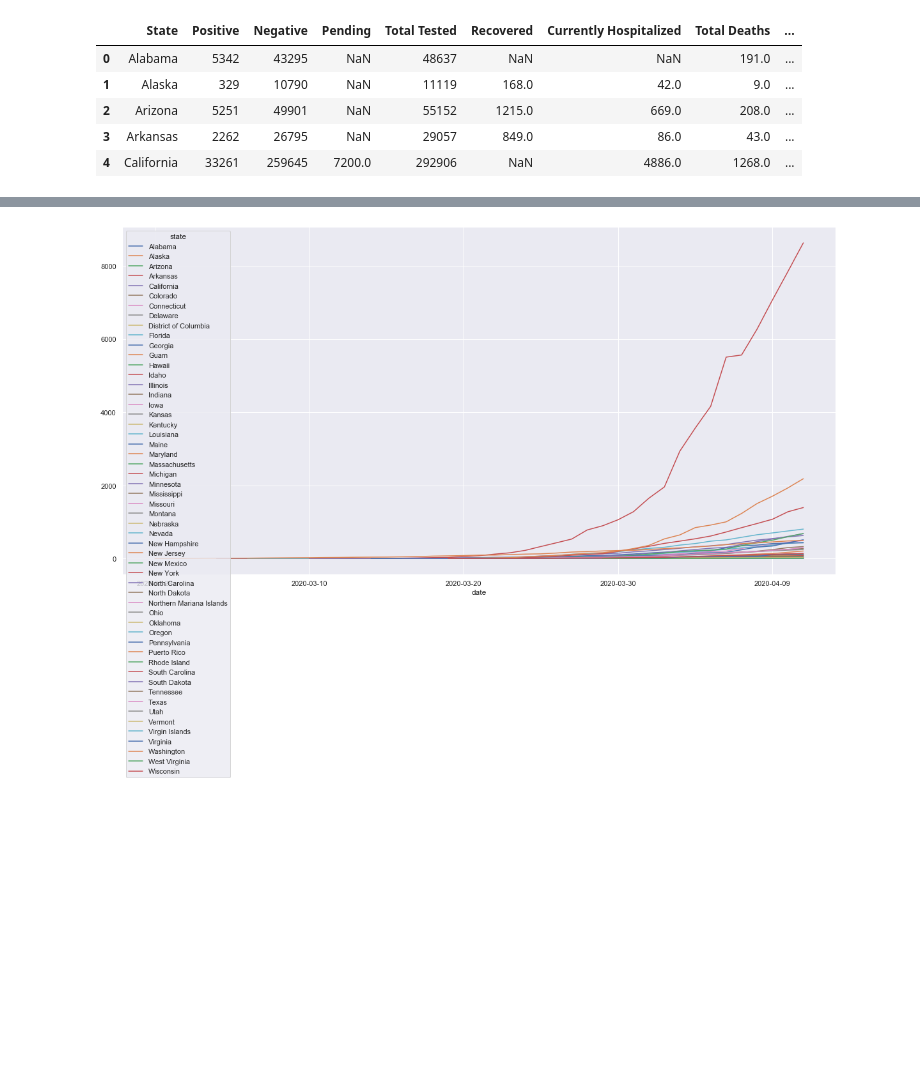
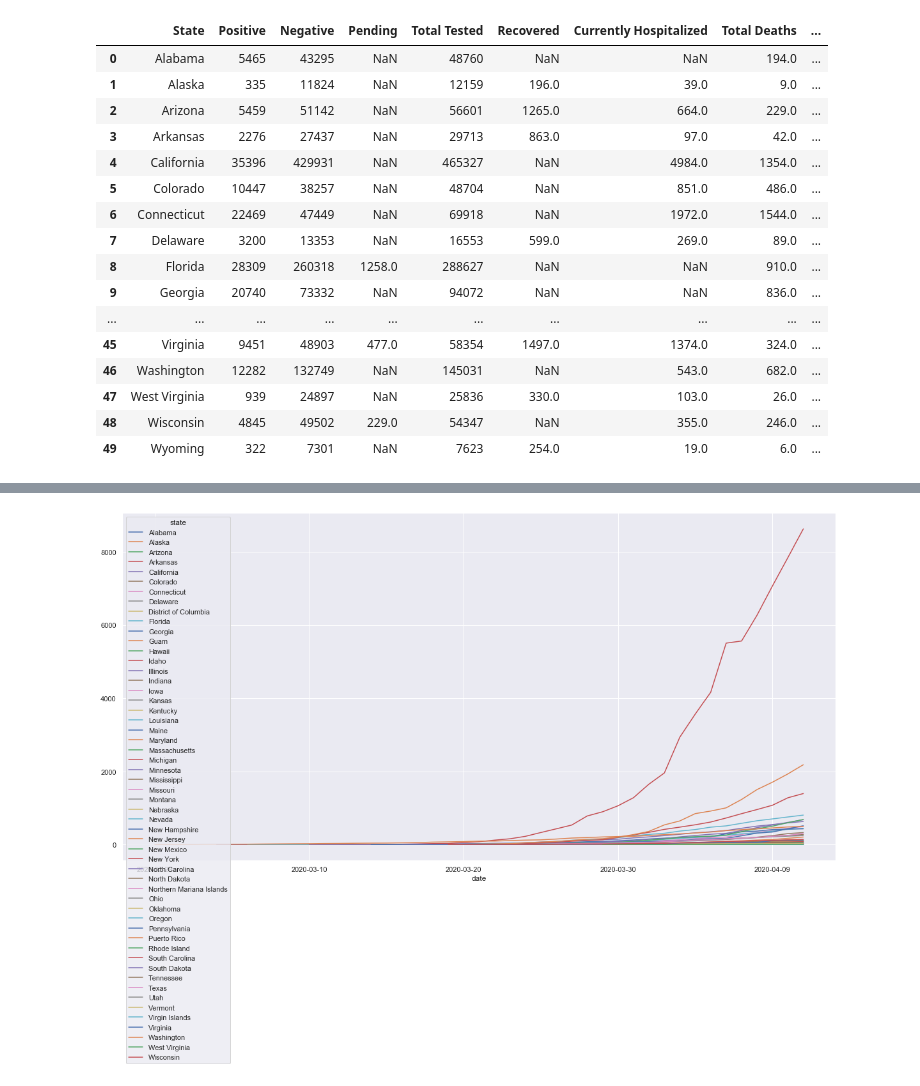
Before and after one commit to lmstevens/Group_Project_1, a Jupyter notebook: Jimmy_Graphics.ipynb, the cells around one changed output, grey strips where cells are left out. Drawn from its saved outputs; the diff is of its cells as text; code cells hidden in the pictures; blank space fills up the shorter version.

```diff
--- a/Jimmy_Graphics.ipynb
+++ b/Jimmy_Graphics.ipynb
@@ -116,12 +116,23 @@ comb2_df.rename(columns = {"positive":"Positive",
 # %%
-comb2_df.head()
+comb2_df.head(51)
 # %% [output]
 |  | State | Positive | Negative | Pending | Total Tested | Recovered | Currently Hospitalized | Total Deaths | ... |
-| 0 | Alabama | 5342 | 43295 | NaN | 48637 | NaN | NaN | 191.0 | ... |
-| 1 | Alaska | 329 | 10790 | NaN | 11119 | 168.0 | 42.0 | 9.0 | ... |
-| 2 | Arizona | 5251 | 49901 | NaN | 55152 | 1215.0 | 669.0 | 208.0 | ... |
-| 3 | Arkansas | 2262 | 26795 | NaN | 29057 | 849.0 | 86.0 | 43.0 | ... |
-| 4 | California | 33261 | 259645 | 7200.0 | 292906 | NaN | 4886.0 | 1268.0 | ... |
+| 0 | Alabama | 5465 | 43295 | NaN | 48760 | NaN | NaN | 194.0 | ... |
+| 1 | Alaska | 335 | 11824 | NaN | 12159 | 196.0 | 39.0 | 9.0 | ... |
+| 2 | Arizona | 5459 | 51142 | NaN | 56601 | 1265.0 | 664.0 | 229.0 | ... |
+| 3 | Arkansas | 2276 | 27437 | NaN | 29713 | 863.0 | 97.0 | 42.0 | ... |
+| 4 | California | 35396 | 429931 | NaN | 465327 | NaN | 4984.0 | 1354.0 | ... |
+| 5 | Colorado | 10447 | 38257 | NaN | 48704 | NaN | 851.0 | 486.0 | ... |
+| 6 | Connecticut | 22469 | 47449 | NaN | 69918 | NaN | 1972.0 | 1544.0 | ... |
+| 7 | Delaware | 3200 | 13353 | NaN | 16553 | 599.0 | 269.0 | 89.0 | ... |
+| 8 | Florida | 28309 | 260318 | 1258.0 | 288627 | NaN | NaN | 910.0 | ... |
+| 9 | Georgia | 20740 | 73332 | NaN | 94072 | NaN | NaN | 836.0 | ... |
+| ... | ... | ... | ... | ... | ... | ... | ... | ... | ... |
+| 45 | Virginia | 9451 | 48903 | 477.0 | 58354 | 1497.0 | 1374.0 | 324.0 | ... |
+| 46 | Washington | 12282 | 132749 | NaN | 145031 | NaN | 543.0 | 682.0 | ... |
+| 47 | West Virginia | 939 | 24897 | NaN | 25836 | 330.0 | 103.0 | 26.0 | ... |
+| 48 | Wisconsin | 4845 | 49502 | 229.0 | 54347 | NaN | 355.0 | 246.0 | ... |
+| 49 | Wyoming | 322 | 7301 | NaN | 7623 | 254.0 | 19.0 | 6.0 | ... |
 # %%
 deathsbyState = comb2_df.loc[:,["State","Total Deaths"]]
 deathsbyState.sort_values("Total Deaths", ascending = False,inplace = True)
```
Also changed, not shown: parts of 16 cells of this notebook, 7 other files.
